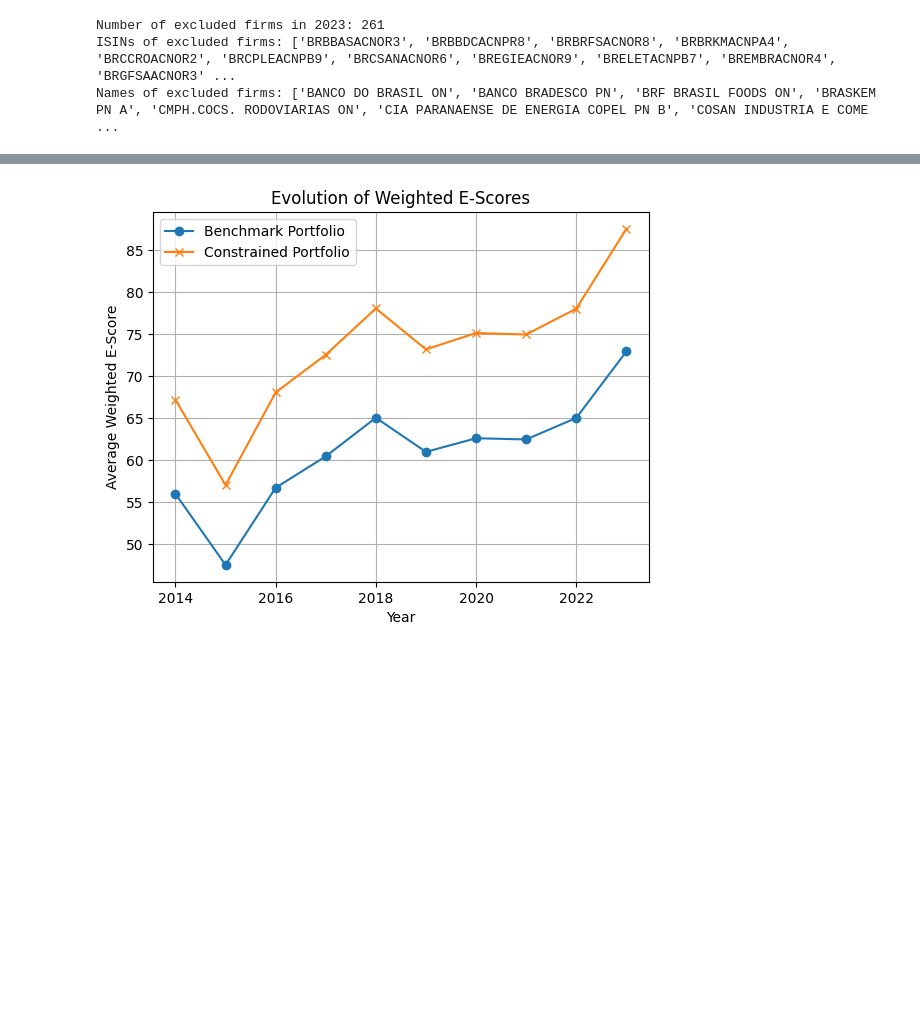
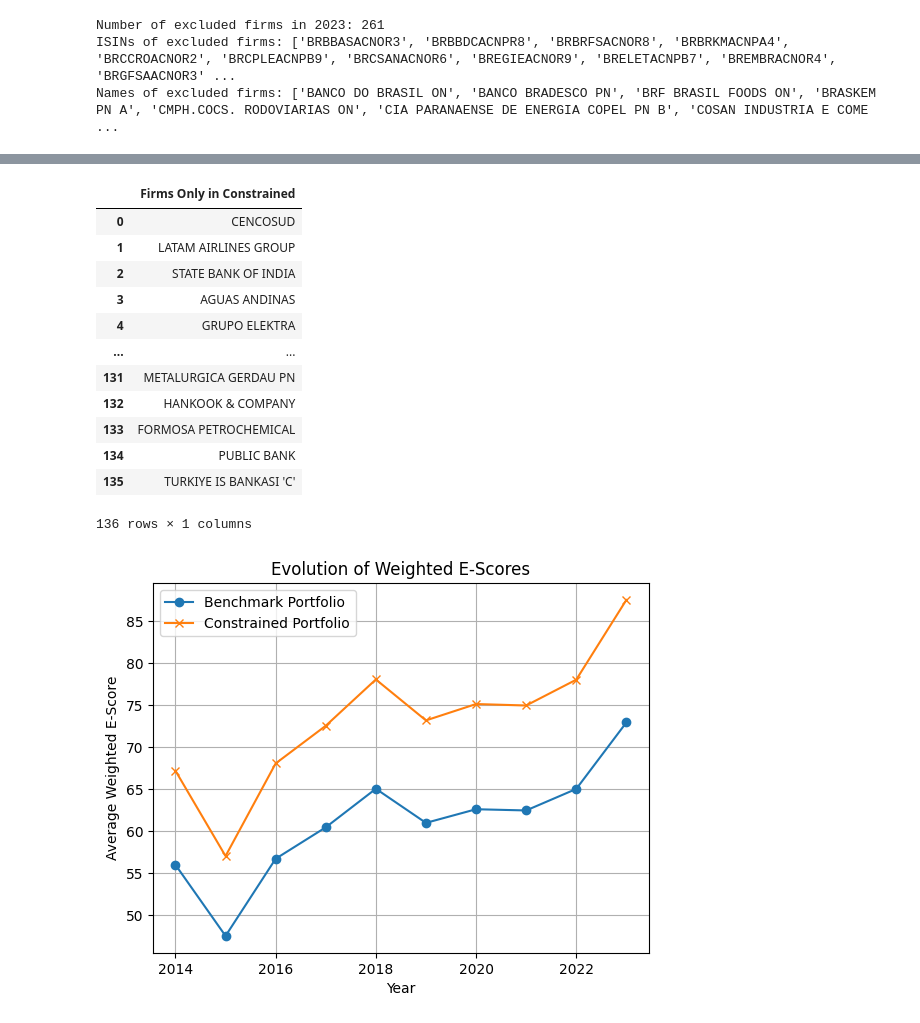
Before and after one commit to linneverh/Sust-Finance, a Jupyter notebook: Assignment_2_Q3_postcleaning.ipynb, the cells around one changed output, grey strips where cells are left out. Drawn from its saved outputs; the diff is of its cells as text; code cells hidden in the pictures; blank space fills up the shorter version.

```diff
--- a/Assignment_2_Q3_postcleaning.ipynb
+++ b/Assignment_2_Q3_postcleaning.ipynb
@@ -1007,3 +1085,26 @@ Names of excluded firms: ['BANCO DO BRASIL ON', 'BANCO BRADESCO PN', 'BRF BRASIL
+# %%
+# Find firms that are only in excluded_firms_names_constr but not in excluded_firms_names_bench
+firms_only_in_constr = set(excluded_firms_names_constr) - set(excluded_firms_names_bench)
+
+# Create a table with the firms that are only in the constrained portfolio
+table_firms_only_in_constr = pd.DataFrame({'Firms Only in Constrained': list(firms_only_in_constr)})
+
+# Print the table
+table_firms_only_in_constr
+# %% [output]
+|  | Firms Only in Constrained |
+| 0 | CENCOSUD |
+| 1 | LATAM AIRLINES GROUP |
+| 2 | STATE BANK OF INDIA |
+| 3 | AGUAS ANDINAS |
+| 4 | GRUPO ELEKTRA |
+| ... | ... |
+| 131 | METALURGICA GERDAU PN |
+| 132 | HANKOOK & COMPANY |
+| 133 | FORMOSA PETROCHEMICAL |
+| 134 | PUBLIC BANK |
+| 135 | TURKIYE IS BANKASI 'C' |
+136 rows × 1 columns
 # %%
 #PORTFOLIOS PERFORMANCE VISUALISATION
 
```
Also changed, not shown: parts of 10 cells of this notebook.
